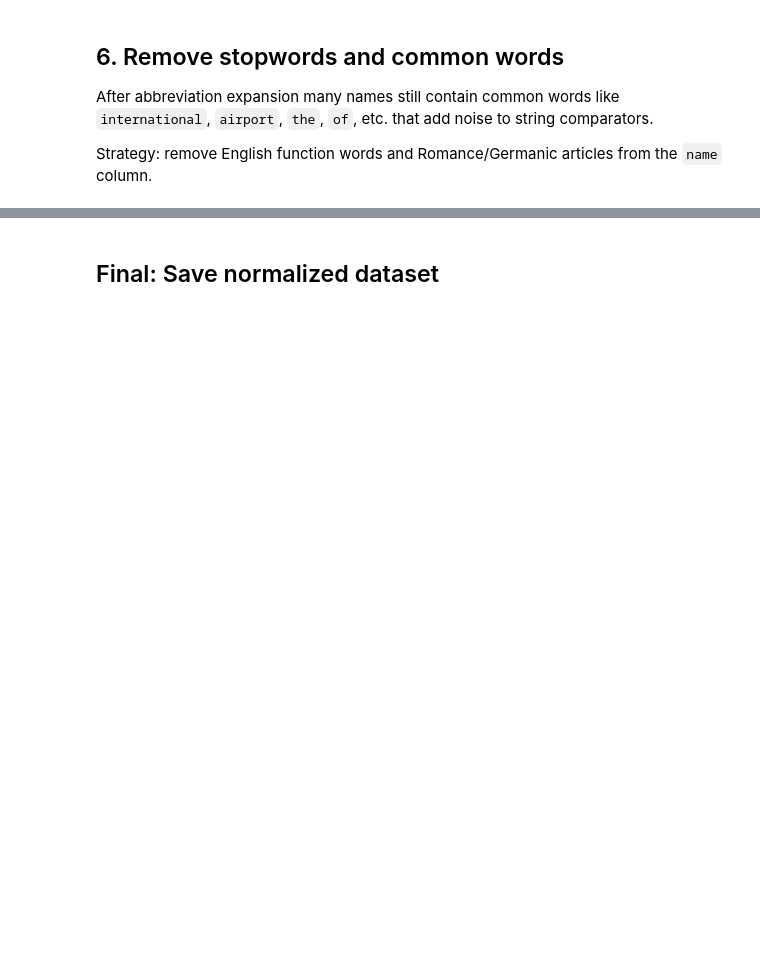
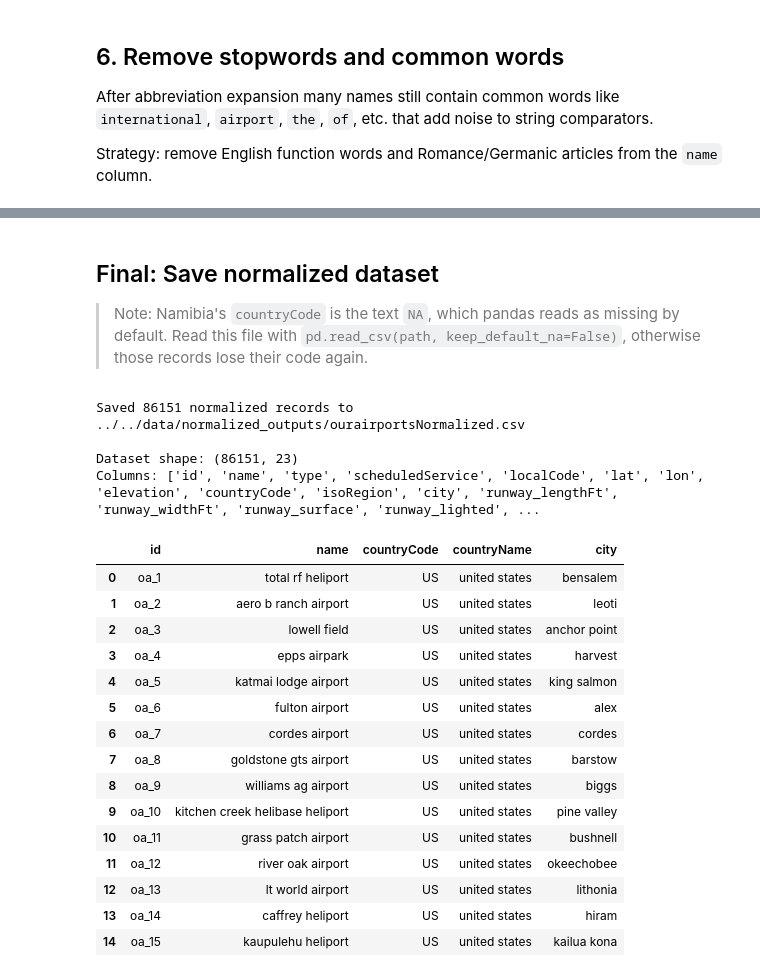
Before and after one commit to Wh4130/Web-Data-Integration-Project, a Jupyter notebook: notebooks/OurAirports/ourairports_normalization.ipynb, the cells around one changed output, grey strips where cells are left out. Drawn from its saved outputs; the diff is of its cells as text; code cells hidden in the pictures; blank space fills up the shorter version.

```diff
--- a/notebooks/OurAirports/ourairports_normalization.ipynb
+++ b/notebooks/OurAirports/ourairports_normalization.ipynb
@@ -67,0 +352,35 @@ This ensures `countryName` is consistent across all three datasets for identity
+# %%
+# Restore Namibia's 'NA' code from isoRegion (e.g. 'NA-KA' -> 'NA')
+missing_code = df["countryCode"].isna()
+print(f"Restored countryCode for {missing_code.sum()} records:")
+print(df.loc[missing_code, "isoRegion"].str.split("-").str[0].value_counts())
+df.loc[missing_code, "countryCode"] = df.loc[missing_code, "isoRegion"].str.split("-").str[0]
+
+# Codes that are not part of ISO 3166
+EXTRA_COUNTRIES = {"XK": "Kosovo"}
+
+def country_name_from_code(code):
+    country = pycountry.countries.get(alpha_2=code)
+    if country is None:
+        return EXTRA_COUNTRIES.get(code)
+    return country.name
+
+def normalize_country_name(name):
+    if name is None:
+        return pd.NA
+    return strip_spaces(normalize_unicode(strip_spaces(lowercase_remove_punct(name))))
+
+# Look up each code once instead of once per record
+country_names = {
+    code: normalize_country_name(country_name_from_code(code))
+    for code in df["countryCode"].unique()
+}
+df["countryName"] = df["countryCode"].map(country_names)
+
+unmatched = df[df["countryName"].isna()]
+print(f"\nNo countryName for {len(unmatched)} records:")
+print(unmatched["countryCode"].value_counts())
+
+print("\ncountryCode sample:")
+print(df["countryCode"].value_counts().head(10))
+df[["id", "countryCode", "countryName"]].drop_duplicates("countryCode").head(10)
@@ -68,2 +416,34 @@ This ensures `countryName` is consistent across all three datasets for identity
 # %% [markdown]
 ## Final: Save normalized dataset
+
+> Note: Namibia's `countryCode` is the text `NA`, which pandas reads as missing by default. Read this file with `pd.read_csv(path, keep_default_na=False)`, otherwise those records lose their code again.
+# %%
+output_csv = OUTPUT_DIR / "ourairportsNormalized.csv"
+df.to_csv(output_csv, index=False)
+print(f"Saved {len(df)} normalized records to {output_csv}")
+
+# Summary stats
+print(f"\nDataset shape: {df.shape}")
+print(f"Columns: {list(df.columns)}")
+df[["id", "name", "countryCode", "countryName", "city"]].head(15)
+# %% [output]
+Saved 86151 normalized records to ../../data/normalized_outputs/ourairportsNormalized.csv
+
+Dataset shape: (86151, 23)
+Columns: ['id', 'name', 'type', 'scheduledService', 'localCode', 'lat', 'lon', 'elevation', 'countryCode', 'isoRegion', 'city', 'runway_lengthFt', 'runway_widthFt', 'runway_surface', 'runway_lighted', ...
+|  | id | name | countryCode | countryName | city |
+| 0 | oa_1 | total rf heliport | US | united states | bensalem |
+| 1 | oa_2 | aero b ranch airport | US | united states | leoti |
+| 2 | oa_3 | lowell field | US | united states | anchor point |
+| 3 | oa_4 | epps airpark | US | united states | harvest |
+| 4 | oa_5 | katmai lodge airport | US | united states | king salmon |
+| 5 | oa_6 | fulton airport | US | united states | alex |
+| 6 | oa_7 | cordes airport | US | united states | cordes |
+| 7 | oa_8 | goldstone gts airport | US | united states | barstow |
+| 8 | oa_9 | williams ag airport | US | united states | biggs |
+| 9 | oa_10 | kitchen creek helibase heliport | US | united states | pine valley |
+| 10 | oa_11 | grass patch airport | US | united states | bushnell |
+| 11 | oa_12 | river oak airport | US | united states | okeechobee |
+| 12 | oa_13 | lt world airport | US | united states | lithonia |
+| 13 | oa_14 | caffrey heliport | US | united states | hiram |
+| 14 | oa_15 | kaupulehu heliport | US | united states | kailua kona |
```
Also changed, not shown: parts of 12 cells of this notebook, 1 other file.
